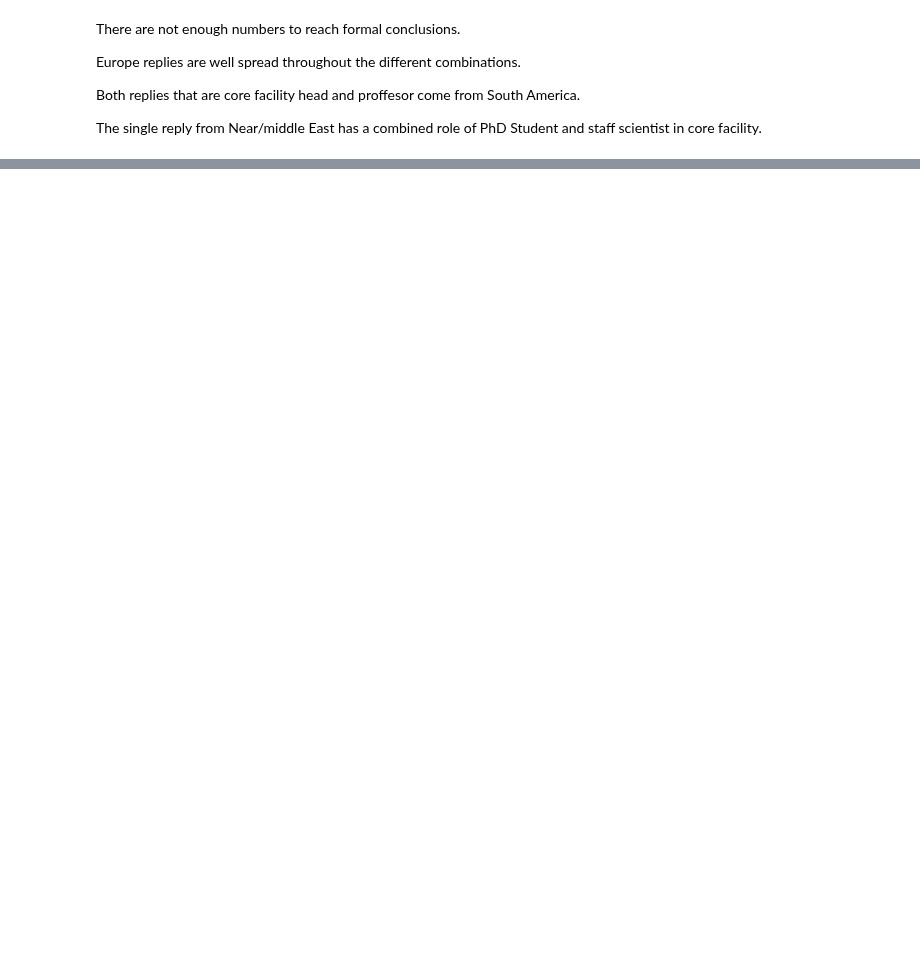
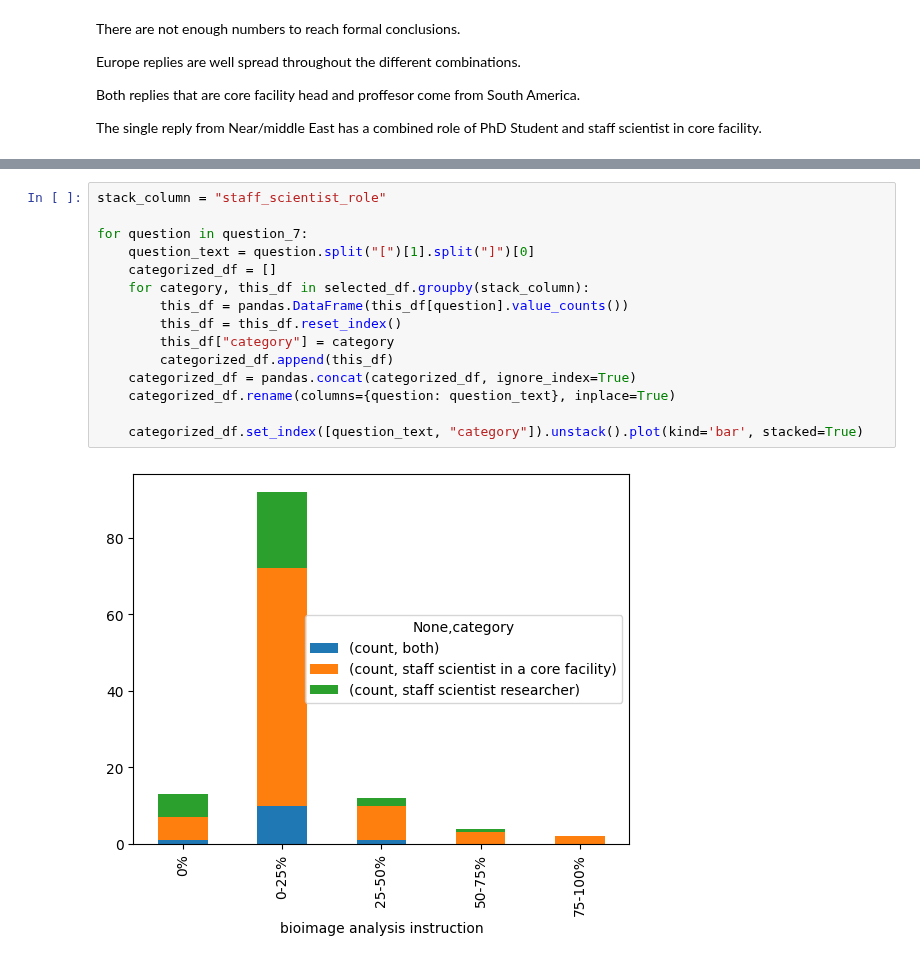
Before and after one commit to GloBIAS-BioimageAnalysts/Survey_2024, a Jupyter notebook: notebooks/multiple_position.ipynb, the cells around one changed output, grey strips where cells are left out. Cells and saved outputs as stored; diff of their text form; blank space fills up the shorter version.

```diff
--- a/notebooks/multiple_position.ipynb
+++ b/notebooks/multiple_position.ipynb
@@ -132,0 +241,17 @@ Are the differences between staff scientist researcher and staff scientist in co
+# %%
+stack_column = "staff_scientist_role"
+
+for question in question_7:
+    question_text = question.split("[")[1].split("]")[0]
+    categorized_df = []
+    for category, this_df in selected_df.groupby(stack_column):
+        this_df = pandas.DataFrame(this_df[question].value_counts())
+        this_df = this_df.reset_index()
+        this_df["category"] = category
+        categorized_df.append(this_df)
+    categorized_df = pandas.concat(categorized_df, ignore_index=True)
+    categorized_df.rename(columns={question: question_text}, inplace=True)
+
+    categorized_df.set_index([question_text, "category"]).unstack().plot(kind='bar', stacked=True)
+# %% [output]
+[figure, added]
```
Also changed, not shown: parts of 15 cells of this notebook.
